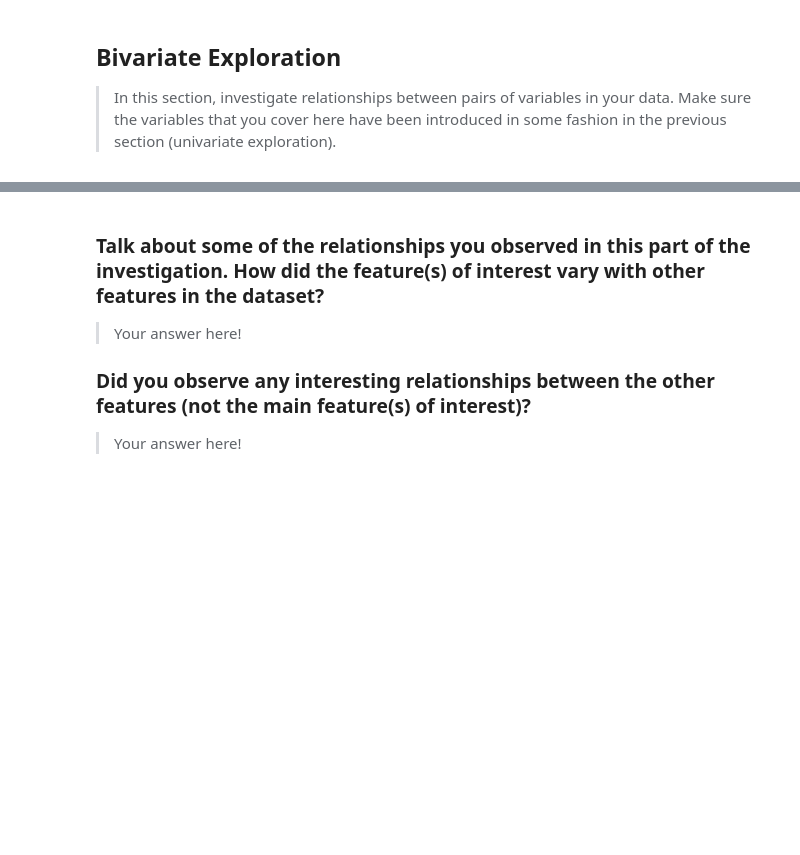
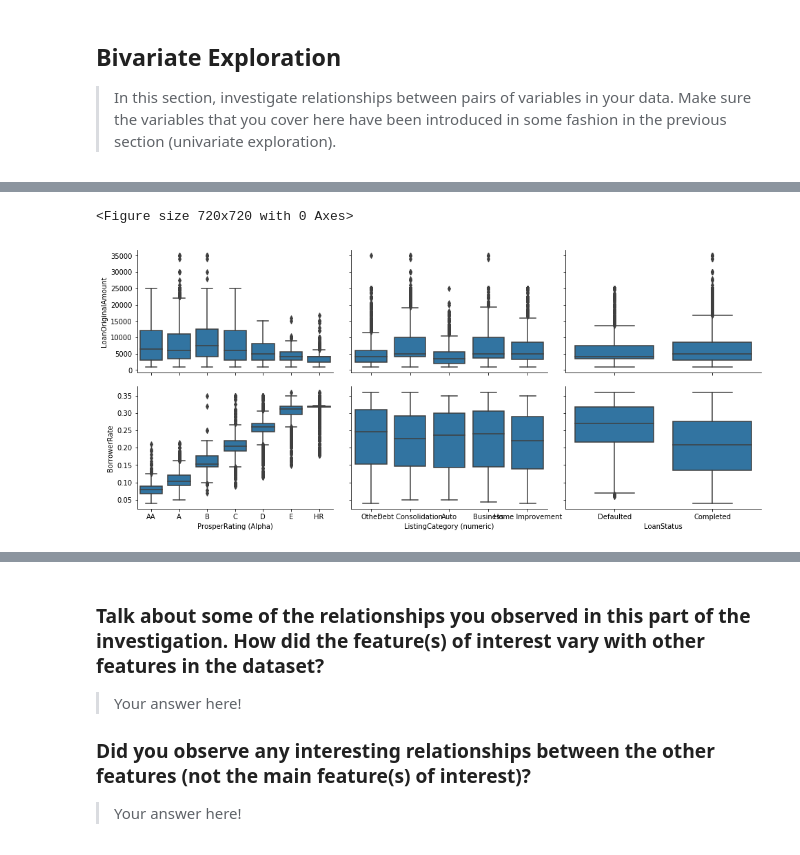
Before and after one commit to Askanio234/Communicate-Data-Findings, a Jupyter notebook: exploration.ipynb, the cells around one changed output, grey strips where cells are left out. Cells and saved outputs as stored; diff of their text form; code cells hidden in the pictures; blank space fills up the shorter version.

```diff
--- a/exploration.ipynb
+++ b/exploration.ipynb
@@ -310,0 +408,17 @@ fashion in the previous section (univariate exploration).
+# %%
+numeric_vars = ['LoanOriginalAmount', 'BorrowerRate']
+categoric_vars = ['ProsperRating (Alpha)', 'ListingCategory (numeric)', 'LoanStatus']
+
+def boxgrid(x, y, **kwargs):
+    """ Quick hack for creating box plots with seaborn's PairGrid. """
+    default_color = sb.color_palette()[0]
+    sb.boxplot(x, y, color = default_color)
+
+plt.figure(figsize = [10, 10])
+g = sb.PairGrid(data = target_df, y_vars = numeric_vars, x_vars = categoric_vars,
+                size = 3, aspect = 1.5)
+g.map(boxgrid)
+plt.show();
+# %% [output]
+<Figure size 720x720 with 0 Axes>
+[figure, added]
```
Also changed, not shown: parts of 31 cells of this notebook.
